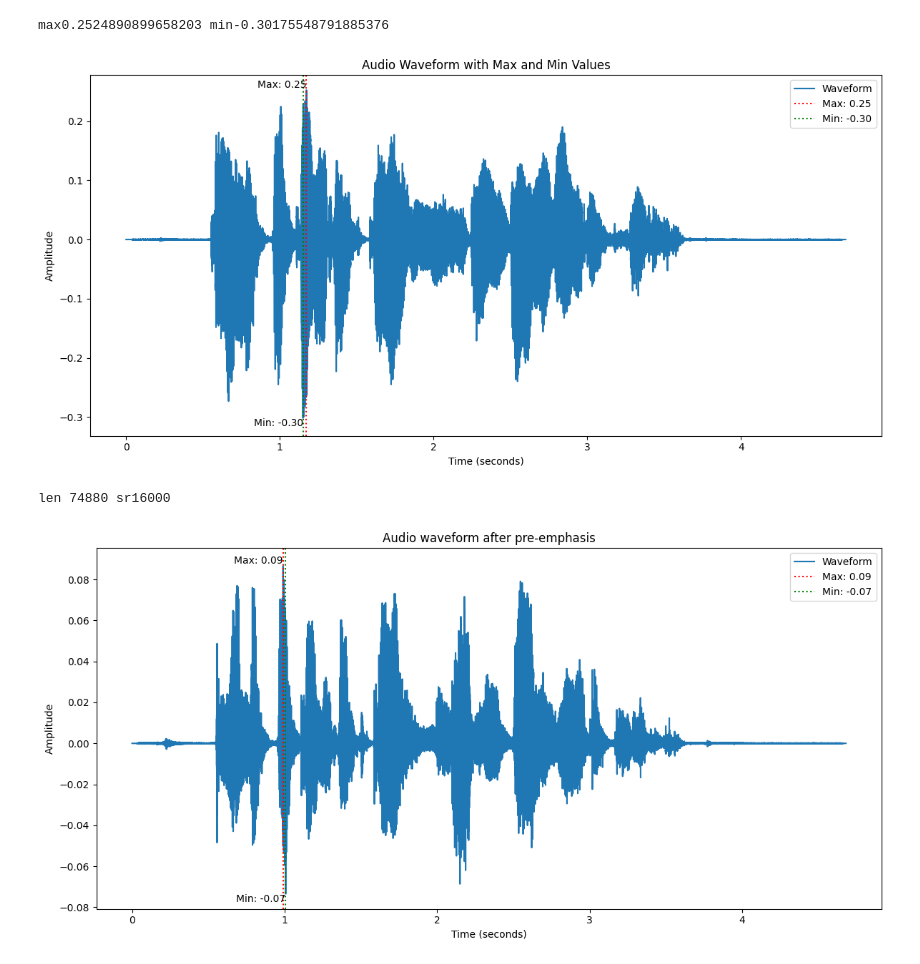
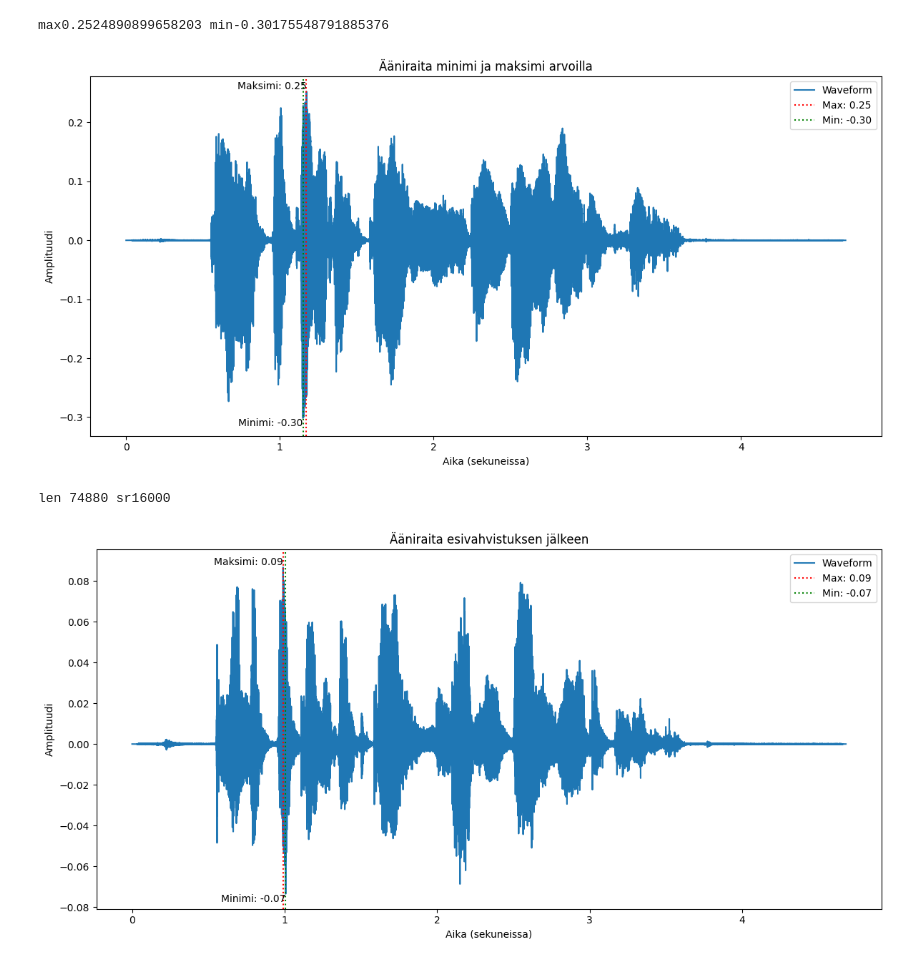
Before and after one commit to emilalg/fin-asr, a Jupyter notebook: notebooks/visualization.ipynb, the cells around one changed output. Cells and saved outputs as stored; diff of their text form; code cells hidden in the pictures.

```diff
--- a/notebooks/visualization.ipynb
+++ b/notebooks/visualization.ipynb
@@ -22,42 +22,42 @@ import matplotlib.pyplot as plt
 import numpy as np
 
 
-def plot_wave(audio_array, sr, plt_name='wav1', title='Audio Waveform with Max and Min Values'):
+def plot_wave(audio_array, sr, plt_name='wav1', title='Ääniraita minimi ja maksimi arvoilla'):
 
     min_val = min(audio_array)
     max_val = max(audio_array)
 
     duration = len(audio_array) / sr
     t = np.linspace(0, duration, len(audio_array))
 
     max_index = np.argmax(audio_array)
     min_index = np.argmin(audio_array)
 
     plt.figure(figsize=(12, 6))
     plt.plot(t, audio_array, label='Waveform')
 
     plt.axvline(x=t[max_index], color='r', linestyle=':', label=f'Max: {max_val:.2f}')
     plt.axvline(x=t[min_index], color='g', linestyle=':', label=f'Min: {min_val:.2f}')
 
-    plt.text(t[max_index], max_val, f'Max: {max_val:.2f}',
+    plt.text(t[max_index], max_val, f'Maksimi: {max_val:.2f}',
              verticalalignment='bottom', horizontalalignment='right')
-    plt.text(t[min_index], min_val, f'Min: {min_val:.2f}',
+    plt.text(t[min_index], min_val, f'Minimi: {min_val:.2f}',
              verticalalignment='top', horizontalalignment='right')
 
     plt.title(title)
-    plt.xlabel('Time (seconds)')
-    plt.ylabel('Amplitude')
+    plt.xlabel('Aika (sekuneissa)')
+    plt.ylabel('Amplituudi')
     plt.legend()
 
     plt.ylim(min_val * 1.1, max_val * 1.1)
 
     plt.tight_layout()
     plt.savefig(f'../output/{plt_name}.png')
     plt.show()
 
 plot_wave(audio_array, sr)
 # %% [output]
-[figure, old version]
+[figure, new version]
 # %%
 audio_array = librosa.resample(audio_array, orig_sr=sr, target_sr=16000)
 sr = 16000
@@ -66,9 +66,9 @@ print(f'len {len(audio_array)} sr{16000}')
 len 74880 sr16000
 # %%
 pre_e = librosa.effects.preemphasis(audio_array, coef=0.97)
-plot_wave(pre_e, sr, plt_name='wav2', title='Audio waveform after pre-emphasis')
+plot_wave(pre_e, sr, plt_name='wav2', title='Ääniraita esivahvistuksen jälkeen')
 # %% [output]
-[figure, old version]
+[figure, new version]
 # %%
 import librosa.display
 def plot_melspec(audio, sr, title):
```
Also changed, not shown: parts of 2 cells of this notebook, 1 other file.
